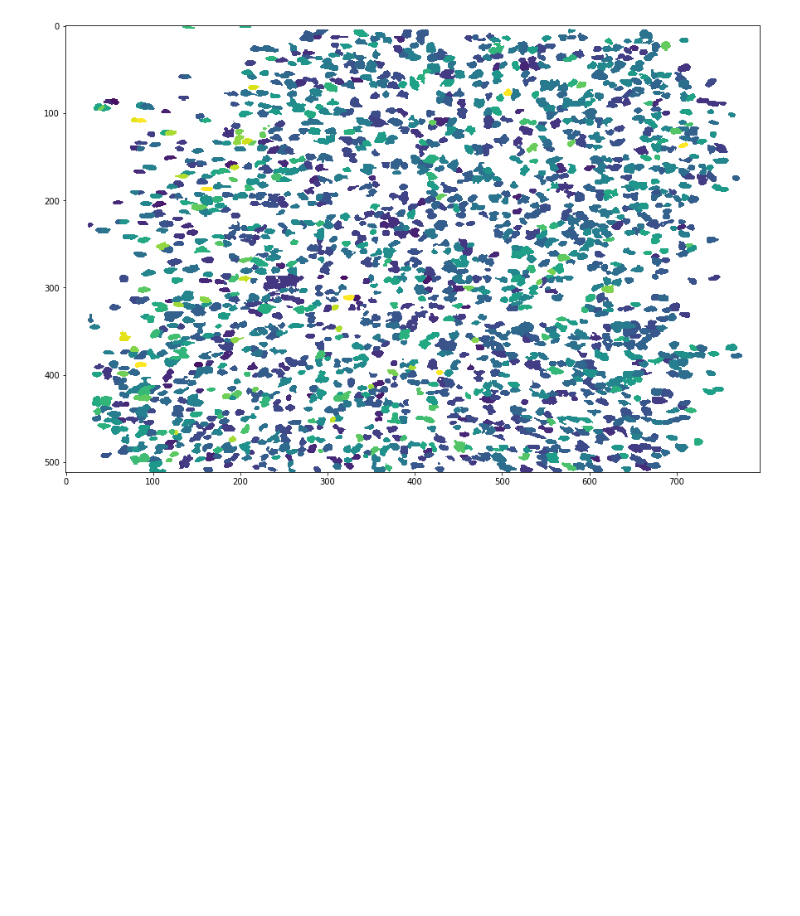
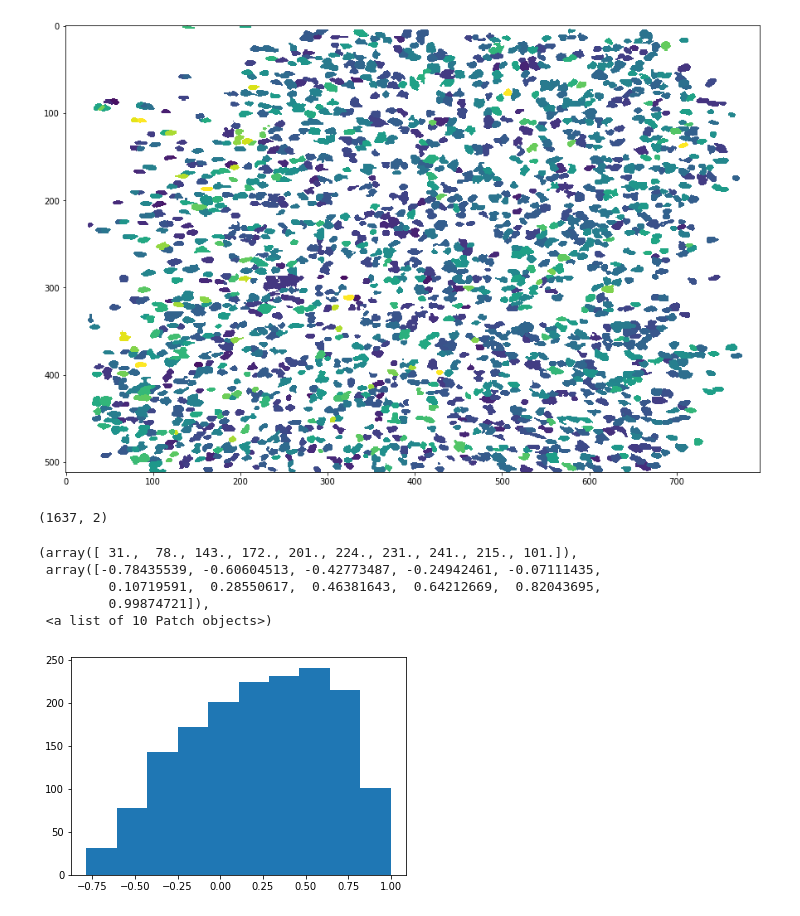
Before and after one commit to GiocomoLab/MightyMorphingPhotonRangers, a Jupyter notebook: PlaceCellAnalysis_SingleSession.ipynb, the cells around one changed output. Cells and saved outputs as stored; diff of their text form; code cells hidden in the pictures; blank space fills up the shorter version.

```diff
--- a/PlaceCellAnalysis_SingleSession.ipynb
+++ b/PlaceCellAnalysis_SingleSession.ipynb
@@ -226,0 +226,12 @@ ax.imshow(np.reshape(A_m,[512,796],order='F'),vmin=0,vmax=.3)
+# %%
+print(prsnr.shape)
+f,ax = plt.subplots()
+ax.hist(prsnr[:,0])
+# %% [output]
+(1637, 2)
+(array([ 31.,  78., 143., 172., 201., 224., 231., 241., 215., 101.]),
+ array([-0.78435539, -0.60604513, -0.42773487, -0.24942461, -0.07111435,
+         0.10719591,  0.28550617,  0.46381643,  0.64212669,  0.82043695,
+         0.99874721]),
+ <a list of 10 Patch objects>)
+[figure, added]
```
Also changed, not shown: parts of 11 cells of this notebook, 5 other files.
